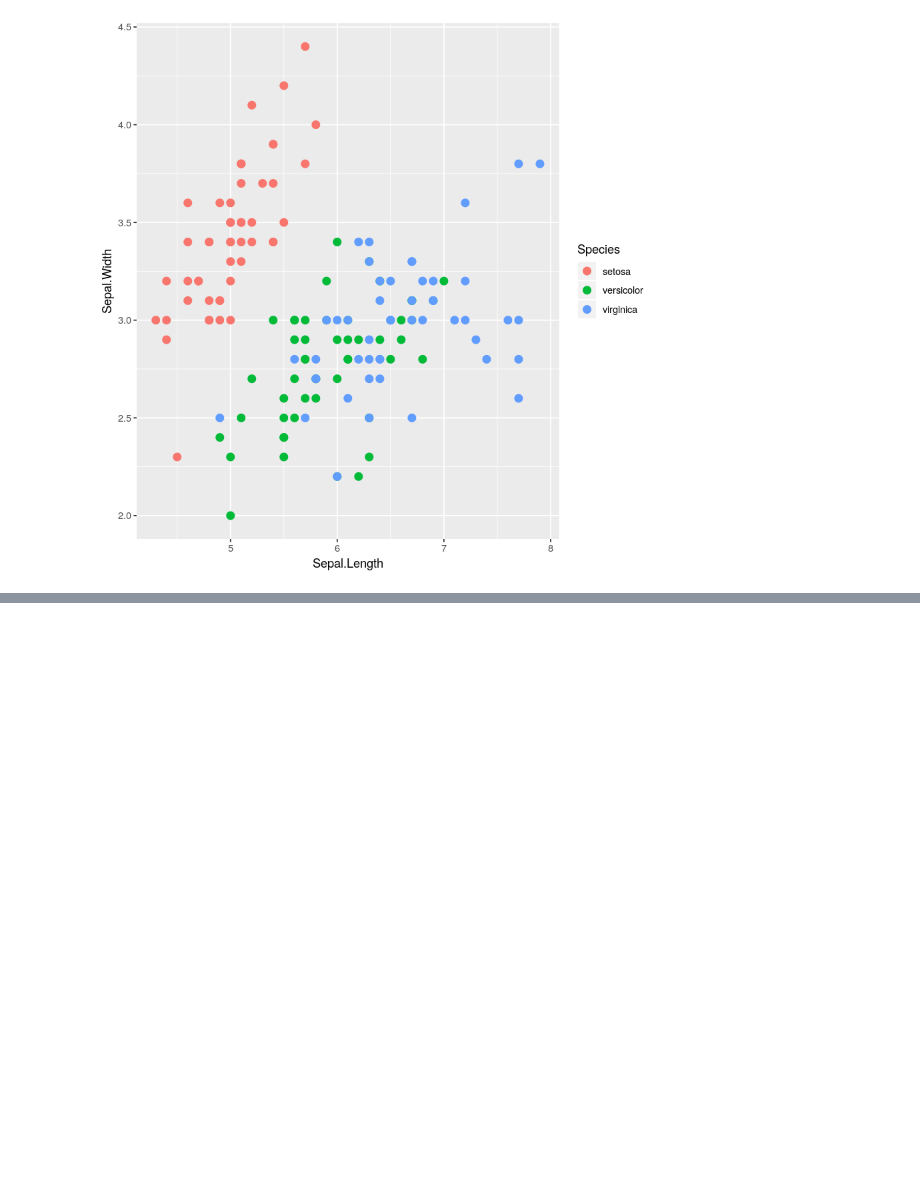
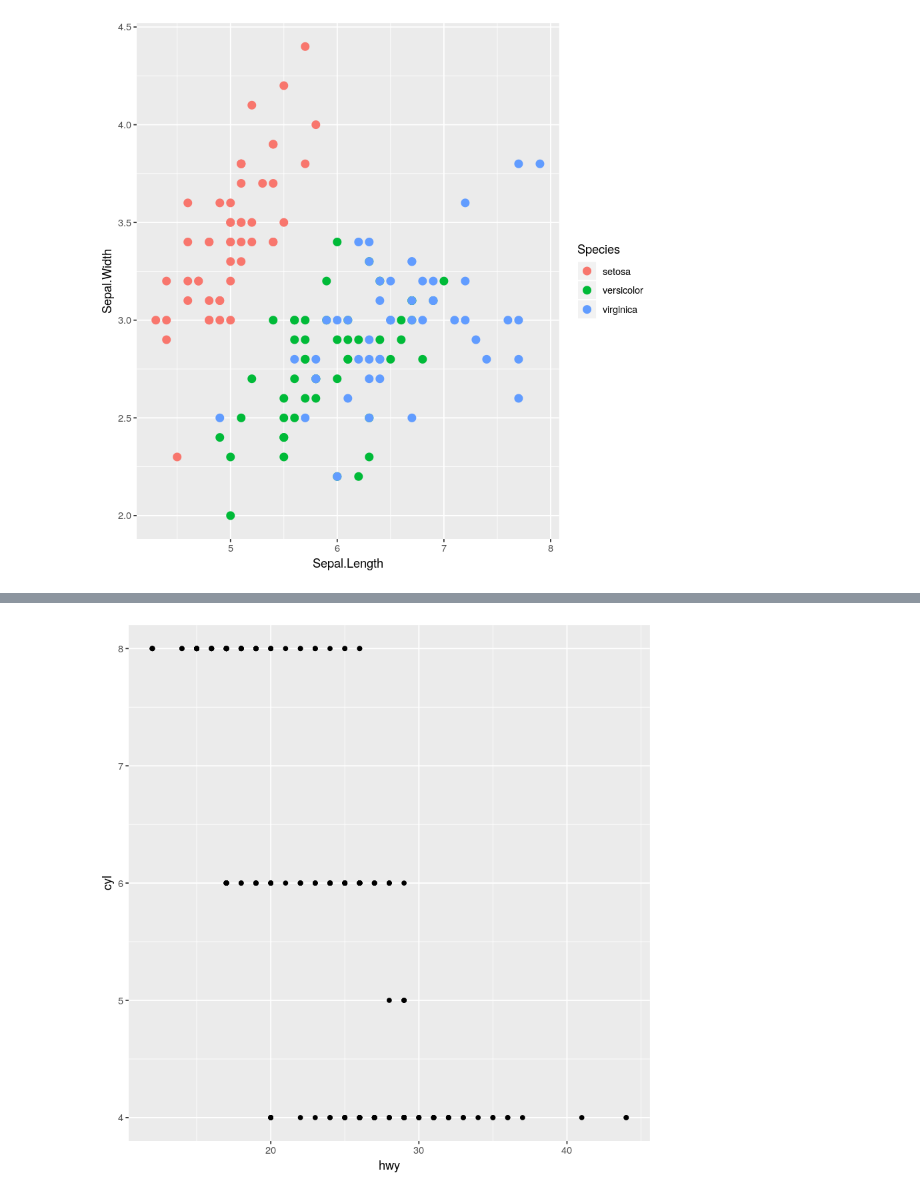
Before and after one commit to infinite-Joy/programming-languages, a Jupyter notebook: r-lang/starting with r programming.ipynb, the cells around one changed output, grey strips where cells are left out. Saved outputs shown, nothing was run; the diff lists cells and outputs as text; code cells hidden in the pictures; blank space fills up the shorter version.

```diff
--- a/r-lang/starting with r programming.ipynb
+++ b/r-lang/starting with r programming.ipynb
@@ -44,0 +88,4 @@ ggplot(iris, aes(x=Sepal.Length, y=Sepal.Width, color=Species)) + geom_point(siz
+# %%
+ggplot(data = mpg) + geom_point(mapping = aes(x = hwy, y = cyl))
+# %% [output]
+[figure, added]
```
Also changed, not shown: parts of 22 cells of this notebook.
